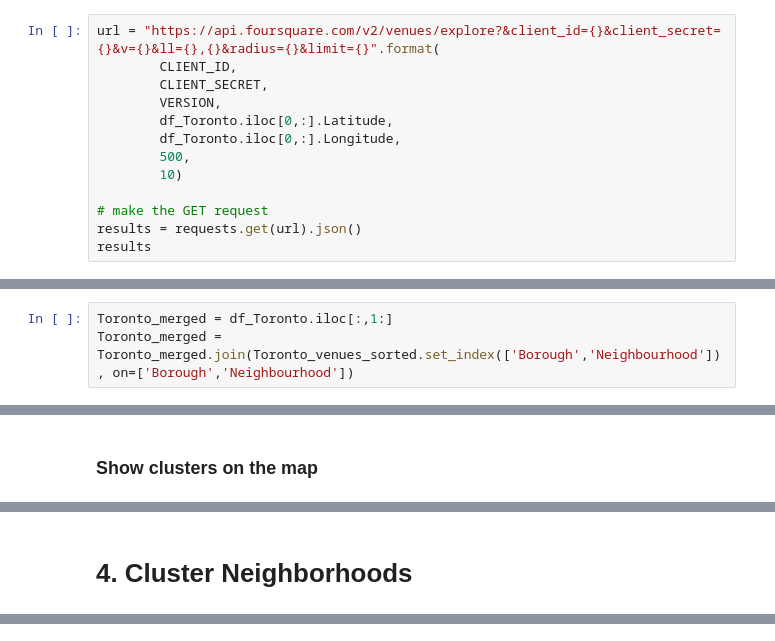
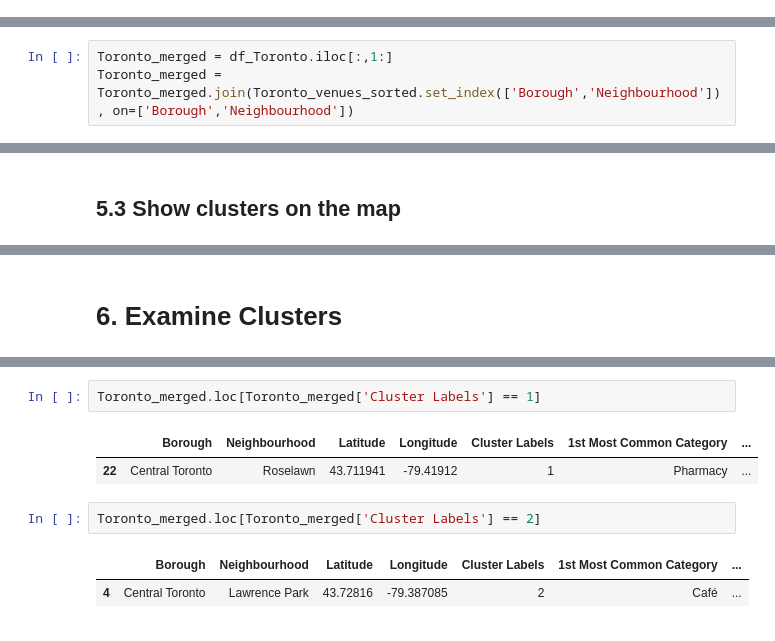
Before and after one commit to minshenli/Coursera_Capstone, a Jupyter notebook: Toronto Neighborhoods.ipynb, the cells around one changed output, grey strips where cells are left out. Saved outputs shown, nothing was run; the diff lists cells and outputs as text.

```diff
--- a/Toronto Neighborhoods.ipynb
+++ b/Toronto Neighborhoods.ipynb
@@ -205,16 +213,3 @@ print('CLIENT_SECRET:' + CLIENT_SECRET)
 Your credentails:
 CLIENT_ID: LKKVDN4NKFTRZE3SF10TTJ1WQ4EF3HDYQXRO3B5VMKLA2YSG
 CLIENT_SECRET:NEM5FKYIJLKP5EL3EKUAW5CA4DR3HELLNXEBNEBXKUV5UBAR
-# %%
-url = "https://api.foursquare.com/v2/venues/explore?&client_id={}&client_secret={}&v={}&ll={},{}&radius={}&limit={}".format(
-        CLIENT_ID,
-        CLIENT_SECRET,
-        VERSION,
-        df_Toronto.iloc[0,:].Latitude,
-        df_Toronto.iloc[0,:].Longitude,
-        500,
-        10)
-
-# make the GET request
-results = requests.get(url).json()
-results
@@ -521,7 +506,7 @@ Toronto_merged
 | 36 | West Toronto | Runnymede, Swansea | 43.649885 | -79.474929 | 0 | Coffee Shop | ... |
 | 37 | East Toronto | Business Reply Mail Processing Ce... | 43.648690 | -79.385440 | 0 | Coffee Shop | ... |
 # %% [markdown]
-### Show clusters on the map
+## 5.3 Show clusters on the map
 # %%
 map_toronto_clusters = folium.Map(location=[latitude,longitude], zoom_start = 12)
 
@@ -546,8 +531,8 @@ for lat, lng, bn, nn, cluster in zip(Toronto_merged['Latitude'], Toronto_merged[
 map_toronto_clusters
 # %% [output]
 [interactive output not drawn]
-# %% [markdown]
-# 4. Cluster Neighborhoods
+# %% [markdown]
+# 6. Examine Clusters
 # %%
 Toronto_merged.loc[Toronto_merged['Cluster Labels'] == 0]
 # %% [output]
@@ -568,3 +553,13 @@ Toronto_merged.loc[Toronto_merged['Cluster Labels'] == 0]
 | 35 | West Toronto | Parkdale, Roncesvalles | 43.647870 | -79.449762 | 0 | Coffee Shop | ... |
 | 36 | West Toronto | Runnymede, Swansea | 43.649885 | -79.474929 | 0 | Coffee Shop | ... |
 | 37 | East Toronto | Business Reply Mail Processing Ce... | 43.648690 | -79.385440 | 0 | Coffee Shop | ... |
+# %%
+Toronto_merged.loc[Toronto_merged['Cluster Labels'] == 1]
+# %% [output]
+|  | Borough | Neighbourhood | Latitude | Longitude | Cluster Labels | 1st Most Common Category | ... |
+| 22 | Central Toronto | Roselawn | 43.711941 | -79.41912 | 1 | Pharmacy | ... |
+# %%
+Toronto_merged.loc[Toronto_merged['Cluster Labels'] == 2]
+# %% [output]
+|  | Borough | Neighbourhood | Latitude | Longitude | Cluster Labels | 1st Most Common Category | ... |
+| 4 | Central Toronto | Lawrence Park | 43.72816 | -79.387085 | 2 | Café | ... |
```
Also changed, not shown: parts of 31 cells of this notebook.
